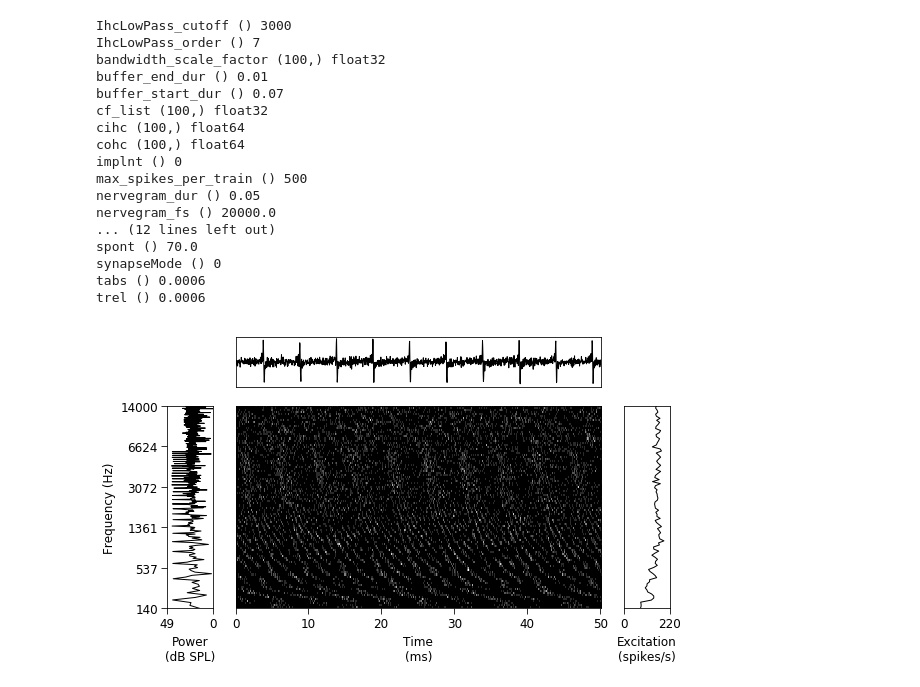
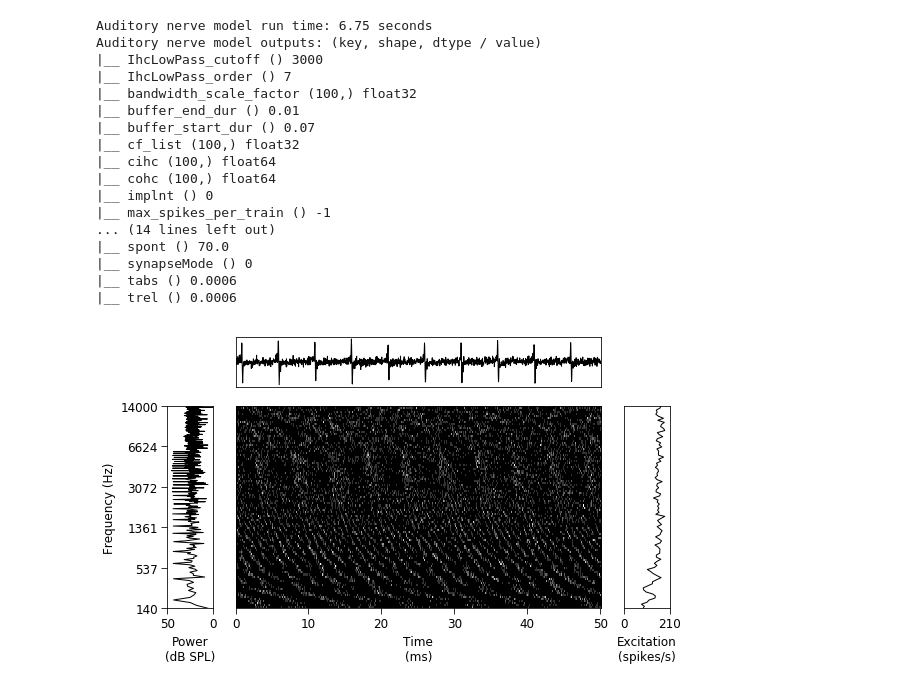
Before and after one commit to msaddler/bez2018model, a Jupyter notebook: DEMO.ipynb, the cells around one changed output. Drawn from its saved outputs; the diff is of its cells as text; code cells hidden in the pictures.

```diff
--- a/DEMO.ipynb
+++ b/DEMO.ipynb
@@ -24,7 +24,7 @@ dur = 0.150 # <-- duration of stimulus (150 ms tone)
 snr = 5.0
 dbspl = 60.0
 
-signal = util_stimuli.complex_tone(
+signal = util_demo.complex_tone(
     f0=200,
     fs=fs,
     dur=dur,
@@ -36,8 +36,8 @@ signal = util_stimuli.complex_tone(
     strict_nyquist=True)
 
 noise = np.random.randn(signal.shape[0])
-y = util_stimuli.combine_signal_and_noise(signal, noise, snr=snr)
-y = util_stimuli.set_dBSPL(y, dbspl)
+y = util_demo.combine_signal_and_noise(signal, noise, snr=snr)
+y = util_demo.set_dBSPL(y, dbspl)
 
 ipd.display(ipd.Audio(y, rate=fs))
 # %% [output]
@@ -61,7 +61,7 @@ kwargs_nervegram = {
     'num_cf': 100, # <-- specify 100 freqency channels ERB-spaced between 125 and 14000 Hz
     'min_cf': 125,
     'max_cf': 14e3,
-    'max_spikes_per_train': 500,
+    'max_spikes_per_train': -1,
     'num_spike_trains': 20, # <-- number of spike trains to sample per frequency channel
     'cohc': 1.0,
     'cihc': 1.0,
@@ -78,41 +78,47 @@ kwargs_nervegram = {
     'return_spike_times': False,
     'return_spike_tensor_sparse': False,
     'return_spike_tensor_dense': True, # <-- "nervegram_spike_tensor_dense" contains individual spikes
-    'nervegram_spike_tensor_fs': 10e3, # <-- sampling rate of spike tensor in Hz
+    'nervegram_spike_tensor_fs': 10e3, # <-- sampling rate of dense spike tensor in Hz
 }
 
-### NOTE: run times will be slower if spikes are requested (especially for large `num_spike_trains`)
+# NOTE: run times will be slow if spikes are requested, especially for large `num_spike_trains`
+# (set `return_spike_*` flags to False if instantaneous firing rate estimates are sufficient)
 
+t0 = time.time()
 nervegram_output_dict = bez2018model.nervegram(y, fs, **kwargs_nervegram)
+t1 = time.time()
+print("Auditory nerve model run time: {:.2f} seconds".format(t1-t0))
+print("Auditory nerve model outputs: (key, shape, dtype / value)")
 for k in sorted(nervegram_output_dict.keys()):
     if len(np.array(nervegram_output_dict[k]).shape) == 0:
-        print(k, np.array(nervegram_output_dict[k]).shape, nervegram_output_dict[k])
+        print('|__', k, np.array(nervegram_output_dict[k]).shape, nervegram_output_dict[k])
     else:
-        print(k, np.array(nervegram_output_dict[k]).shape, np.array(nervegram_output_dict[k]).dtype)
+        print('|__', k, np.array(nervegram_output_dict[k]).shape, np.array(nervegram_output_dict[k]).dtype)
 # %% [output]
-IhcLowPass_cutoff () 3000
-IhcLowPass_order () 7
-bandwidth_scale_factor (100,) float32
-buffer_end_dur () 0.01
-buffer_start_dur () 0.07
-cf_list (100,) float32
-cihc (100,) float64
-cohc (100,) float64
-implnt () 0
-max_spikes_per_train () 500
-nervegram_dur () 0.05
-nervegram_fs () 20000.0
-... (12 lines left out)
-spont () 70.0
-synapseMode () 0
-tabs () 0.0006
-trel () 0.0006
+Auditory nerve model run time: 6.75 seconds
+Auditory nerve model outputs: (key, shape, dtype / value)
+|__ IhcLowPass_cutoff () 3000
+|__ IhcLowPass_order () 7
+|__ bandwidth_scale_factor (100,) float32
+|__ buffer_end_dur () 0.01
+|__ buffer_start_dur () 0.07
+|__ cf_list (100,) float32
+|__ cihc (100,) float64
+|__ cohc (100,) float64
+|__ implnt () 0
+|__ max_spikes_per_train () -1
+... (14 lines left out)
+|__ spont () 70.0
+|__ synapseMode () 0
+|__ tabs () 0.0006
+|__ trel () 0.0006
 # %%
 """
 Visualize stimulus and simulated auditory nerve representations
 """
 
-PLOT_SPIKES = True
+# key_to_plot = 'nervegram_meanrates'
+key_to_plot = 'nervegram_spike_tensor_dense'
 
 figsize=(9, 5)
 nrows=2
@@ -122,37 +128,36 @@ gridspec_kw = {
     'hspace': 0.15,
     'width_ratios': [1, 8, 1],
     'height_ratios': [1, 4],
 }
 
 waveform = nervegram_output_dict['signal']
 sr_waveform = nervegram_output_dict['signal_fs']
 cfs = nervegram_output_dict['cf_list']
 
-if PLOT_SPIKES:
-    # If PLOT_SPIKES == True, plot spike trains summed within frequency channels
+if key_to_plot == 'nervegram_spike_tensor_dense':
+    # Plot spike trains summed within frequency channels
     n_anf = nervegram_output_dict['nervegram_spike_tensor_dense'].shape[0]
     nervegram = nervegram_output_dict['nervegram_spike_tensor_dense'].sum(axis=0)
     sr_nervegram = nervegram_output_dict['nervegram_spike_tensor_fs']
 else:
-    # If PLOT_SPIKES == False, plot instantaneous firing rate approximation
+    # Plot instantaneous firing rate estimates
     n_anf = None
-    nervegram = nervegram_output_dict['nervegram_meanrates']
+    nervegram = nervegram_output_dict[key_to_plot]
     sr_nervegram = nervegram_output_dict['nervegram_fs']
 
 fig, ax_arr = plt.subplots(nrows=nrows, ncols=ncols, figsize=figsize, gridspec_kw=gridspec_kw)
-util_figures.make_stimulus_summary_plot(
+util_demo.make_stimulus_summary_plot(
     ax_arr,
     ax_idx_waveform=1,
     ax_idx_spectrum=3,
     ax_idx_nervegram=4,
     ax_idx_excitation=5,
     waveform=waveform,
     nervegram=nervegram,
     sr_waveform=sr_waveform,
     sr_nervegram=sr_nervegram,
     cfs=cfs,
     n_anf=n_anf)
-plt.tight_layout()
 plt.show()
 # %% [output]
-[figure, old version]
+[figure, new version]
```
Also changed, not shown: parts of 1 cell of this notebook, 2 other files.
